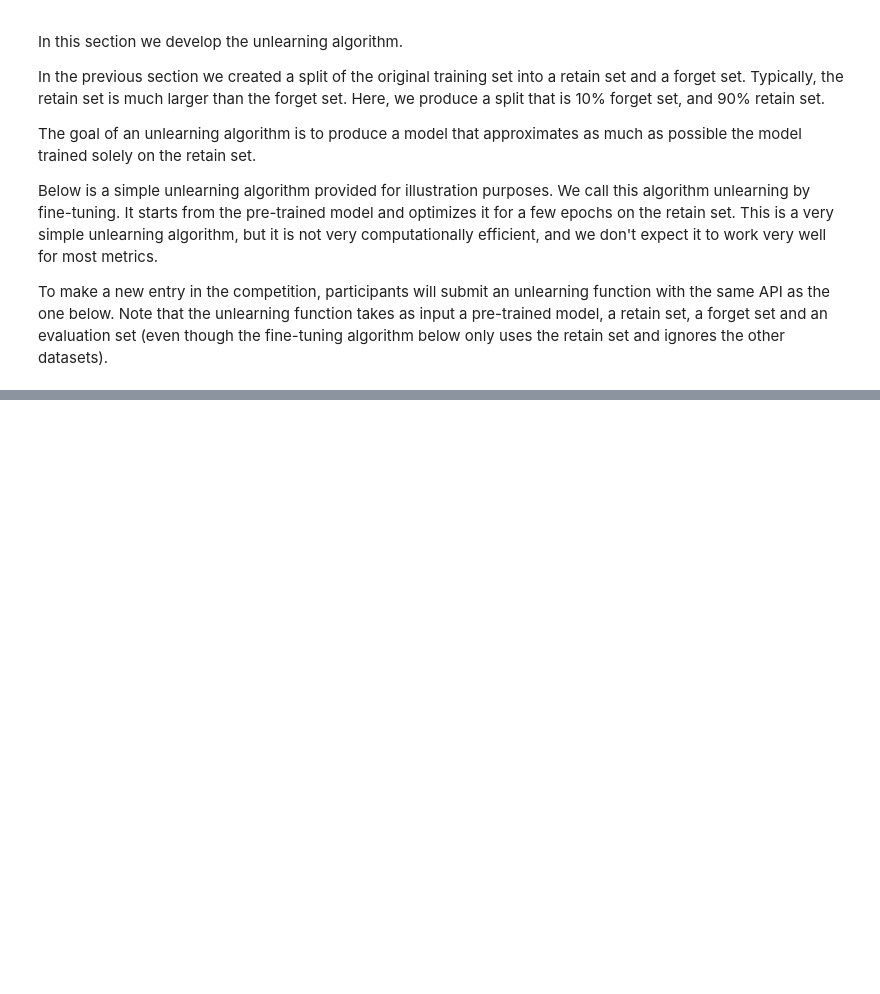
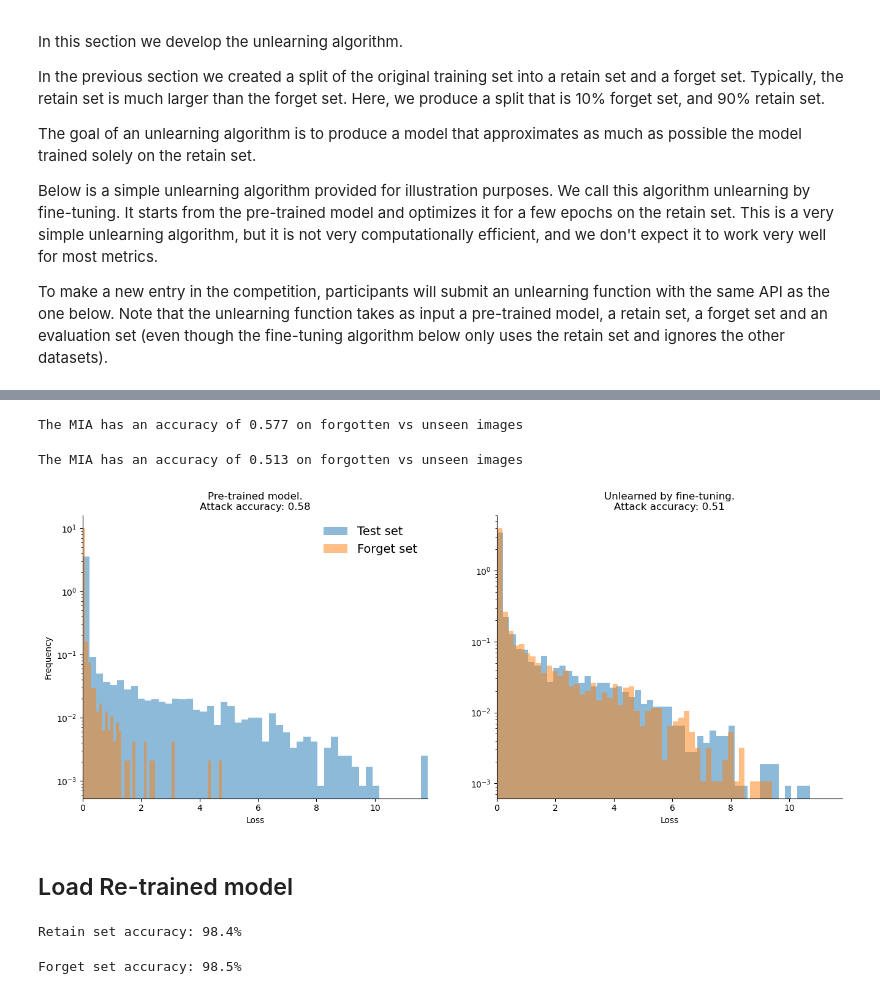
Before and after one commit to Lawreros/Unlearning-NeurIPS2023, a Jupyter notebook: unlearning-exploration.ipynb, the cells around one changed output, grey strips where cells are left out. Drawn from its saved outputs; the diff is of its cells as text; code cells hidden in the pictures; blank space fills up the shorter version.

Commit message:
Working prototype for unlearning model v0.1

```diff
--- a/unlearning-exploration.ipynb
+++ b/unlearning-exploration.ipynb
@@ -276,6 +305,84 @@ def simple_mia(sample_loss, members, n_splits=10, random_state=0):
     return model_selection.cross_val_score(
         attack_model, sample_loss, members, cv=cv, scoring="accuracy"
     )
+# %%
+forget_losses = compute_losses(model, forget_loader)
+
+# Since we have more forget losses than test losses, sub-sample them, to have a class-balanced dataset.
+np.random.shuffle(forget_losses)
+forget_losses = forget_losses[: len(test_losses)]
+
+samples_mia = np.concatenate((test_losses, forget_losses)).reshape((-1, 1))
+labels_mia = [0] * len(test_losses) + [1] * len(forget_losses)
+
+mia_scores = simple_mia(samples_mia, labels_mia)
+
+print(
+    f"The MIA has an accuracy of {mia_scores.mean():.3f} on forgotten vs unseen images"
+)
+# %% [output]
+The MIA has an accuracy of 0.577 on forgotten vs unseen images
+# %%
+ft_forget_losses = compute_losses(ft_model, forget_loader)
+ft_test_losses = compute_losses(ft_model, test_loader)
+
+# make sure we have a balanced dataset for the MIA
+assert len(ft_test_losses) == len(ft_forget_losses)
+
+ft_samples_mia = np.concatenate((ft_test_losses, ft_forget_losses)).reshape((-1, 1))
+labels_mia = [0] * len(ft_test_losses) + [1] * len(ft_forget_losses)
+# %%
+ft_mia_scores = simple_mia(ft_samples_mia, labels_mia)
+
+print(
+    f"The MIA has an accuracy of {ft_mia_scores.mean():.3f} on forgotten vs unseen images"
+)
+# %% [output]
+The MIA has an accuracy of 0.513 on forgotten vs unseen images
+# %%
+fig, (ax1, ax2) = plt.subplots(1, 2, figsize=(16, 6))
+
+ax1.set_title(f"Pre-trained model.\nAttack accuracy: {mia_scores.mean():0.2f}")
+ax1.hist(test_losses, density=True, alpha=0.5, bins=50, label="Test set")
+ax1.hist(forget_losses, density=True, alpha=0.5, bins=50, label="Forget set")
+
+ax2.set_title(
+    f"Unlearned by fine-tuning.\nAttack accuracy: {ft_mia_scores.mean():0.2f}"
+)
+ax2.hist(ft_test_losses, density=True, alpha=0.5, bins=50, label="Test set")
+ax2.hist(ft_forget_losses, density=True, alpha=0.5, bins=50, label="Forget set")
+
+ax1.set_xlabel("Loss")
+ax2.set_xlabel("Loss")
+ax1.set_ylabel("Frequency")
+ax1.set_yscale("log")
+ax2.set_yscale("log")
+ax1.set_xlim((0, np.max(test_losses)))
+ax2.set_xlim((0, np.max(test_losses)))
+for ax in (ax1, ax2):
+    ax.spines["top"].set_visible(False)
+    ax.spines["right"].set_visible(False)
+ax1.legend(frameon=False, fontsize=14)
+plt.show()
+# %% [output]
+[figure, added]
+# %% [markdown]
+## Load Re-trained model
+# %%
+weights_pretrained = torch.load('/kaggle/input/unlearning-cifar10-resnet18-weights/unlearning-cifar10-resnet18-weights/retrain_weights_resnet18_cifar10.pth', map_location=DEVICE)
+
+# load model with pre-trained weights
+rt_model = resnet18(weights=None, num_classes=10)
+rt_model.load_state_dict(weights_pretrained)
+rt_model.to(DEVICE)
+rt_model.eval()
+
+# print its accuracy on retain and forget set
+print(f"Retain set accuracy: {100.0 * accuracy(rt_model, retain_loader):0.1f}%")
+print(f"Forget set accuracy: {100.0 * accuracy(rt_model, forget_loader):0.1f}%")
+# %% [output]
+Retain set accuracy: 98.4%
+Forget set accuracy: 98.5%
 # %%
 rt_test_losses = compute_losses(rt_model, test_loader)
 rt_forget_losses = compute_losses(rt_model, forget_loader)
```
Also changed, not shown: parts of 24 cells of this notebook.
